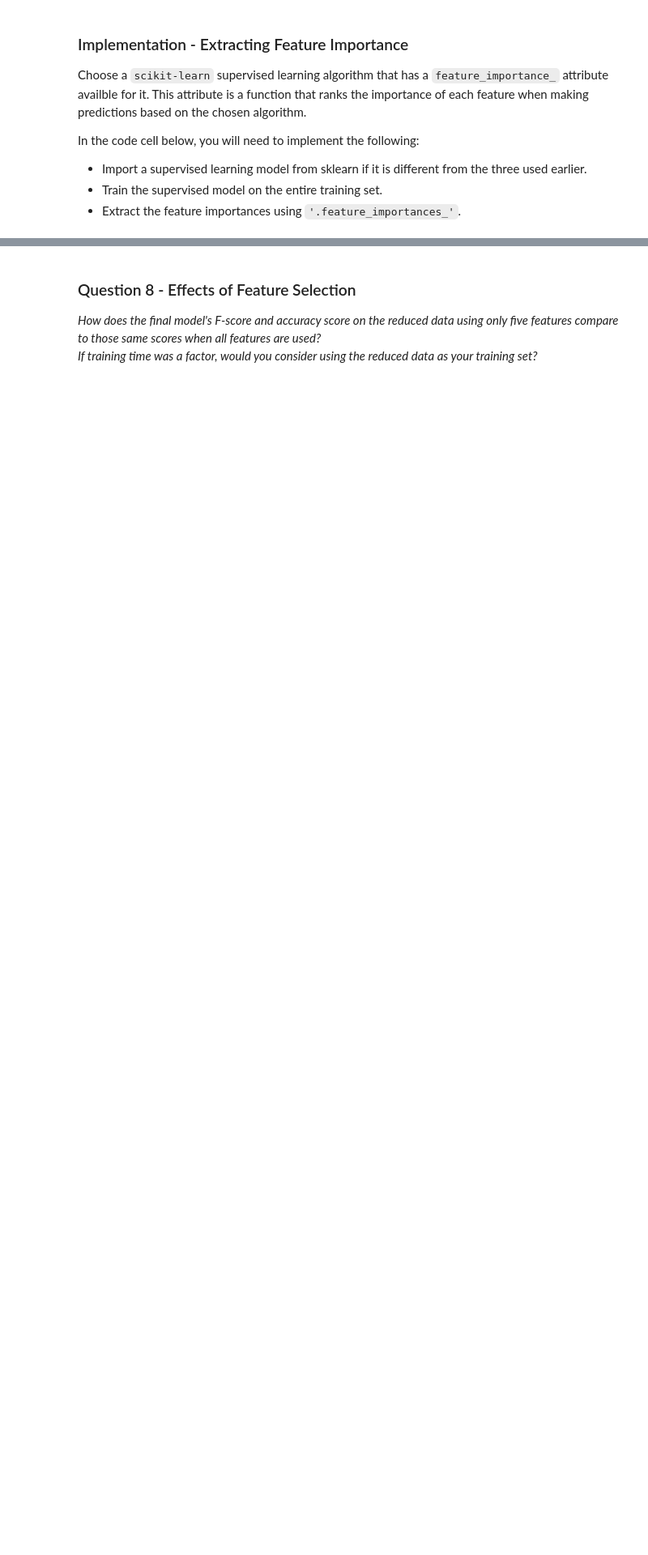
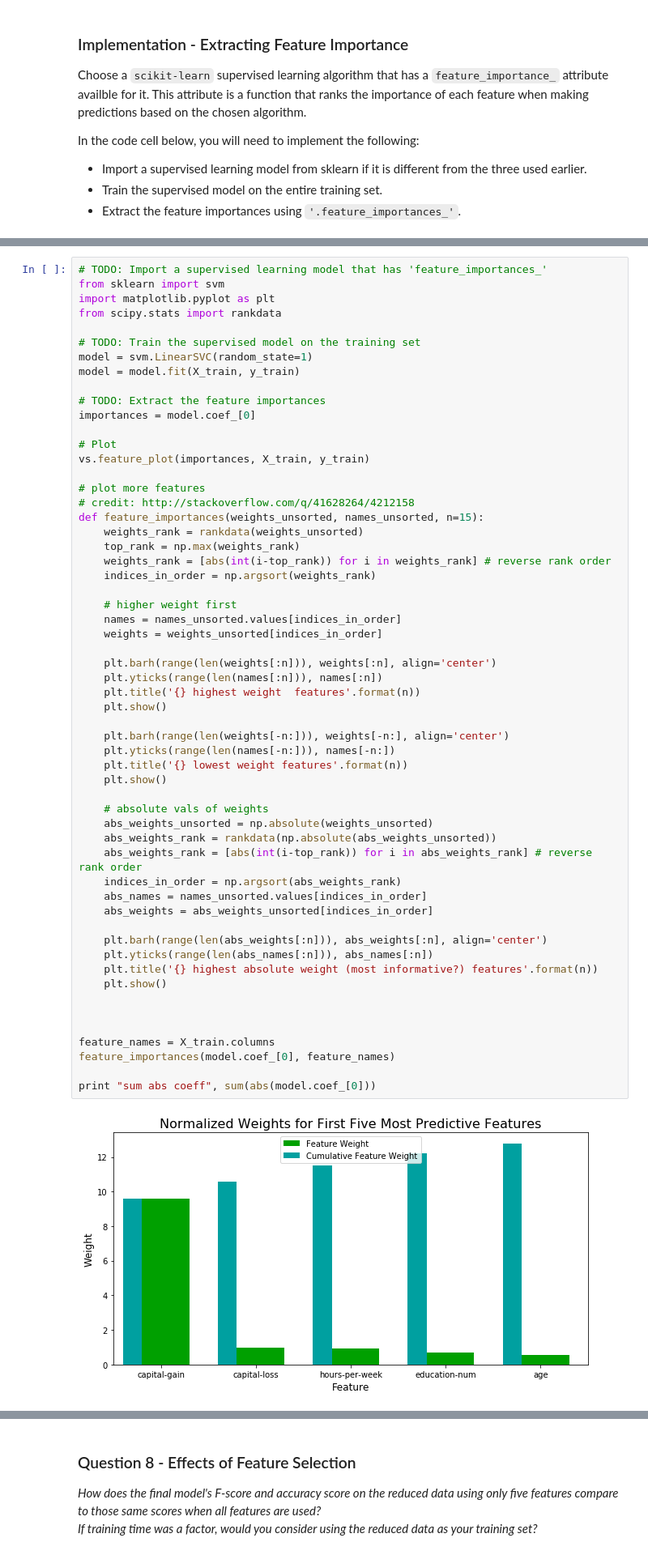
Before and after one commit to crypdick/predict-donors-California-census, a Jupyter notebook: finding_donors.ipynb, the cells around one changed output, grey strips where cells are left out. Shown: that part at 81% size. Cells and saved outputs as stored; diff of their text form; blank space fills up the shorter version.

```diff
--- a/finding_donors.ipynb
+++ b/finding_donors.ipynb
@@ -547,0 +641,59 @@ vs.feature_plot(importances, X_train, y_train)
+# %%
+# TODO: Import a supervised learning model that has 'feature_importances_'
+from sklearn import svm
+import matplotlib.pyplot as plt
+from scipy.stats import rankdata
+
+# TODO: Train the supervised model on the training set
+model = svm.LinearSVC(random_state=1)
+model = model.fit(X_train, y_train)
+
+# TODO: Extract the feature importances
+importances = model.coef_[0]
+
+# Plot
+vs.feature_plot(importances, X_train, y_train)
+
+# plot more features
+# credit: http://stackoverflow.com/q/41628264/4212158
+def feature_importances(weights_unsorted, names_unsorted, n=15):
+    weights_rank = rankdata(weights_unsorted)
+    top_rank = np.max(weights_rank)
+    weights_rank = [abs(int(i-top_rank)) for i in weights_rank] # reverse rank order
+    indices_in_order = np.argsort(weights_rank)
+
+    # higher weight first
+    names = names_unsorted.values[indices_in_order]
+    weights = weights_unsorted[indices_in_order]
+
+    plt.barh(range(len(weights[:n])), weights[:n], align='center')
+    plt.yticks(range(len(names[:n])), names[:n])
+    plt.title('{} highest weight  features'.format(n))
+    plt.show()
+
+    plt.barh(range(len(weights[-n:])), weights[-n:], align='center')
+    plt.yticks(range(len(names[-n:])), names[-n:])
+    plt.title('{} lowest weight features'.format(n))
+    plt.show()
+
+    # absolute vals of weights
+    abs_weights_unsorted = np.absolute(weights_unsorted)
+    abs_weights_rank = rankdata(np.absolute(abs_weights_unsorted))
+    abs_weights_rank = [abs(int(i-top_rank)) for i in abs_weights_rank] # reverse rank order
+    indices_in_order = np.argsort(abs_weights_rank)
+    abs_names = names_unsorted.values[indices_in_order]
+    abs_weights = abs_weights_unsorted[indices_in_order]
+
+    plt.barh(range(len(abs_weights[:n])), abs_weights[:n], align='center')
+    plt.yticks(range(len(abs_names[:n])), abs_names[:n])
+    plt.title('{} highest absolute weight (most informative?) features'.format(n))
+    plt.show()
+
+
+
+feature_names = X_train.columns
+feature_importances(model.coef_[0], feature_names)
+
+print "sum abs coeff", sum(abs(model.coef_[0]))
+# %% [output]
+[figure, added]
```
Also changed, not shown: parts of 21 cells of this notebook.
